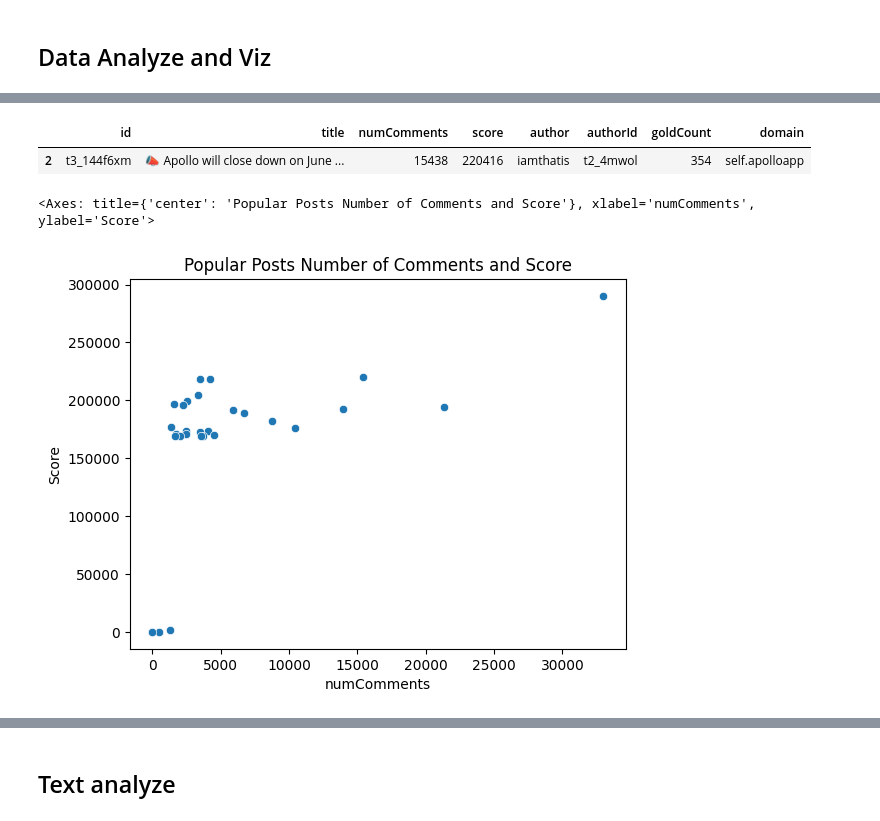
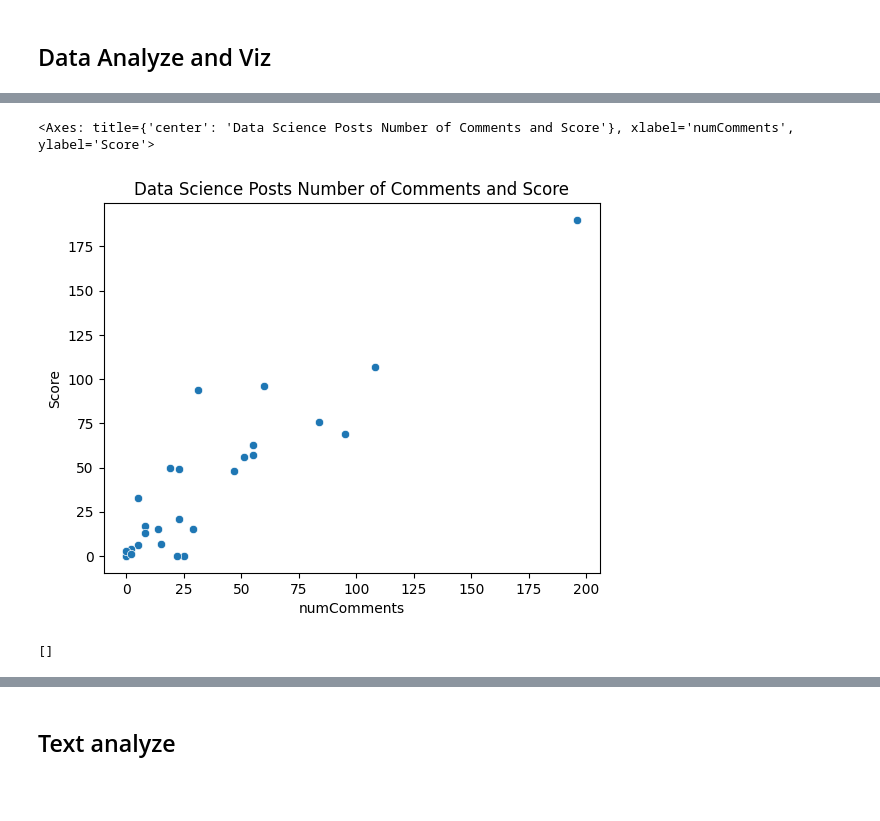
Before and after one commit to AslihanYoldas/Data-Science-reddit-api-project-Ada-lovelace-academy, a Jupyter notebook: main.ipynb, the cells around one changed output, grey strips where cells are left out. Saved outputs shown, nothing was run; the diff lists cells and outputs as text; code cells hidden in the pictures; blank space fills up the shorter version.

Commit message:
Outliers detected  and data visualized without outliers

```diff
--- a/main.ipynb
+++ b/main.ipynb
@@ -358,0 +556,3 @@ popular_posts_df.describe()
+# %%
+## Filling null post text with their titles
+ds_posts_df['post_text'] = ds_posts_df.post_text.fillna(ds_posts_df.title)
@@ -384,0 +609,2 @@ popular_posts_df.query('score > 250000')
+# %%
+ds_posts_df_without_outlier = ds_posts_df.drop(16).reset_index(drop=True)
@@ -406,17 +632,16 @@ plt.show()
-# %%
-popular_posts_df.query('goldCount > 300')
-# %% [output]
-|  | id | title | numComments | score | author | authorId | goldCount | domain |
-| 2 | t3_144f6xm | 📣 Apollo will close down on June ... | 15438 | 220416 | iamthatis | t2_4mwol | 354 | self.apolloapp |
 # %%
-plt.title('Popular Posts Number of Comments and Score')
+plt.title('Data Science Posts Number of Comments and Score')
 plt.ylabel('Score')
 plt.xlabel('numComments')
-sns.scatterplot(data=popular_posts_df,
+sns.scatterplot(data=ds_posts_df_without_outlier,
                 x="numComments",
                 y="score",
                 )
 # %% [output]
-<Axes: title={'center': 'Popular Posts Number of Comments and Score'}, xlabel='numComments', ylabel='Score'>
+<Axes: title={'center': 'Data Science Posts Number of Comments and Score'}, xlabel='numComments', ylabel='Score'>
-[figure, old version]
+[figure, new version]
+# %%
+find_outliers(ds_posts_df, 'numComments')
+# %% [output]
+[]
 # %%
```
Also changed, not shown: parts of 49 cells of this notebook.
